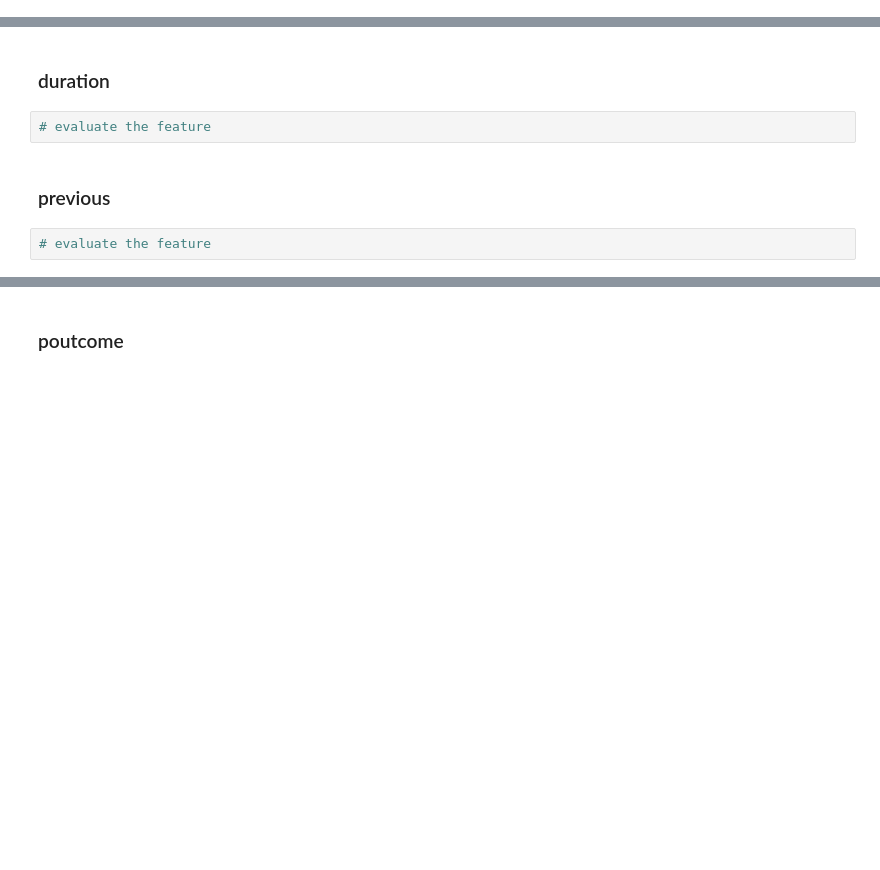
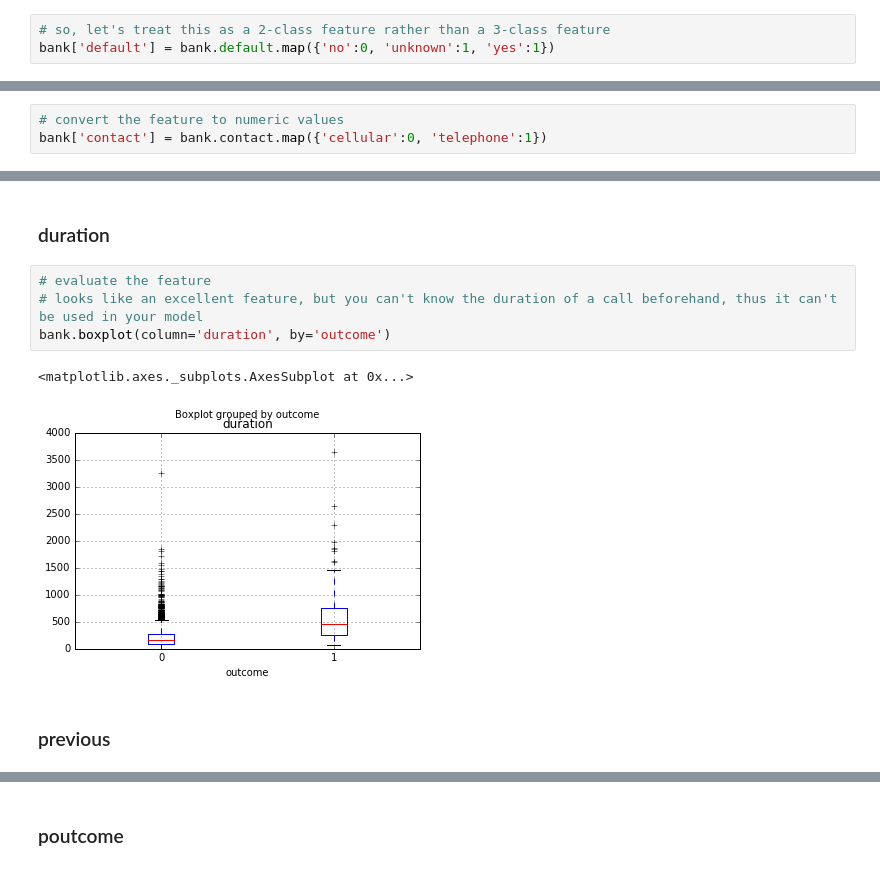
Before and after one commit to stephenhsiao/GA-SEA-DAT2, a Jupyter notebook: notebooks/10_bank_exercise.ipynb, the cells around one changed output, grey strips where cells are left out. Drawn from its saved outputs; the diff is of its cells as text; blank space fills up the shorter version.

```diff
--- a/notebooks/10_bank_exercise.ipynb
+++ b/notebooks/10_bank_exercise.ipynb
@@ -54,3 +104,6 @@ bank.head()
+# %%
+# so, let's treat this as a 2-class feature rather than a 3-class feature
+bank['default'] = bank.default.map({'no':0, 'unknown':1, 'yes':1})
 # %% [markdown]
 ### contact
 # %%
@@ -58,2 +117,5 @@ bank.head()
+# %%
+# convert the feature to numeric values
+bank['contact'] = bank.contact.map({'cellular':0, 'telephone':1})
 # %% [markdown]
 ### month
@@ -62,8 +156,11 @@ bank.head()
 # %% [markdown]
 ### duration
-# %%
-# evaluate the feature
+# %%
+# evaluate the feature
+# looks like an excellent feature, but you can't know the duration of a call beforehand, thus it can't be used in your model
+bank.boxplot(column='duration', by='outcome')
+# %% [output]
+<matplotlib.axes._subplots.AxesSubplot at 0x...>
+[figure, added]
 # %% [markdown]
 ### previous
-# %%
-# evaluate the feature
```
Also changed, not shown: parts of 25 cells of this notebook.
